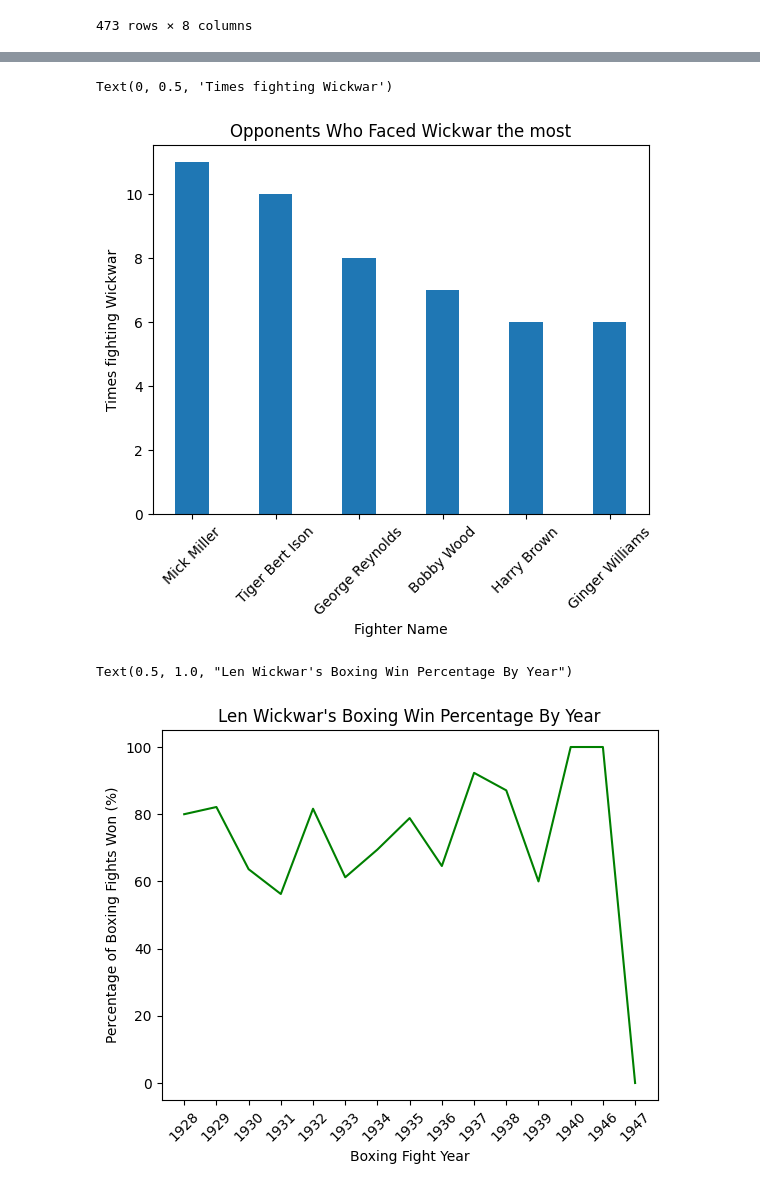
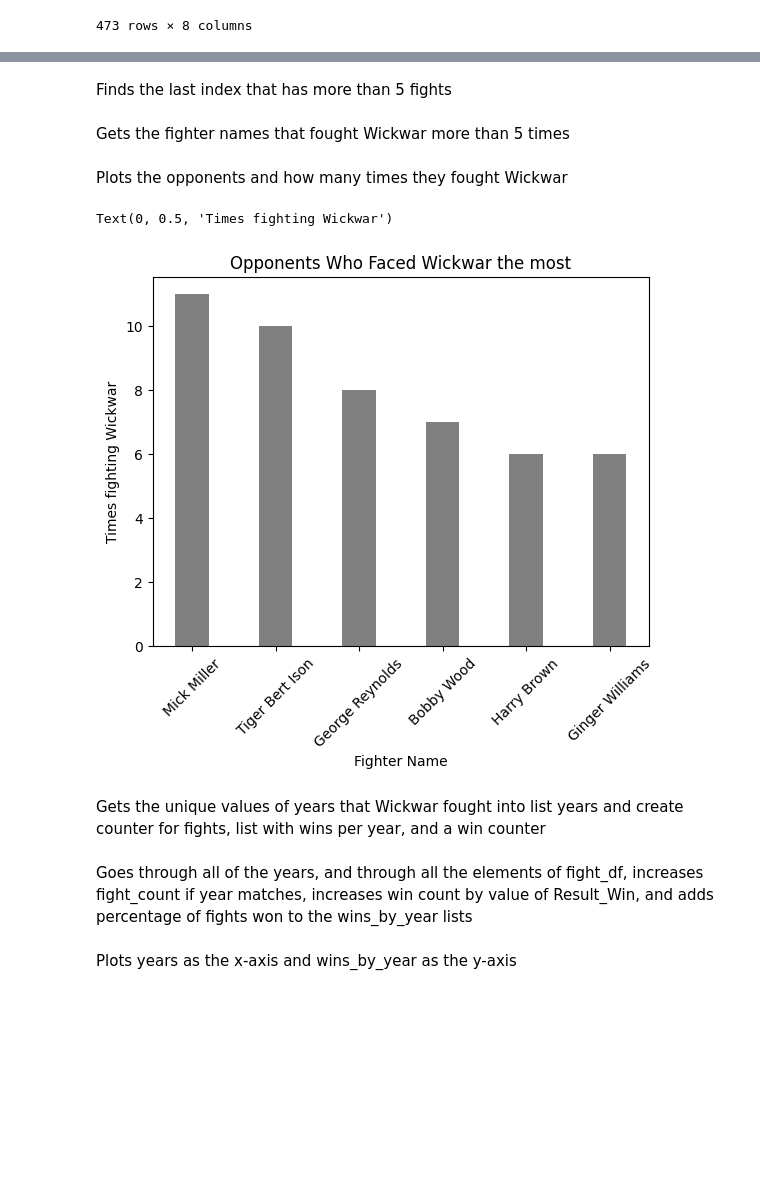
Before and after one commit to timothylc/WickwarBoxing, a Jupyter notebook: Wickwar_Boxing.ipynb, the cells around one changed output, grey strips where cells are left out. Drawn from its saved outputs; the diff is of its cells as text; code cells hidden in the pictures; blank space fills up the shorter version.

```diff
--- a/Wickwar_Boxing.ipynb
+++ b/Wickwar_Boxing.ipynb
@@ -104,0 +126,2 @@ fight_df
+# %% [markdown]
+Finds the last index that has more than 5 fights
@@ -104,0 +134,2 @@ fight_df
+# %% [markdown]
+Gets the fighter names that fought Wickwar more than 5 times
@@ -105,21 +140,13 @@ fight_df
+# %% [markdown]
+Plots the opponents and how many times they fought Wickwar
 # %%
-fighters_names = fight_df.Opponent.value_counts().index.tolist()
-most_fights = fight_df.Opponent.value_counts()
-last_top = 0
-for numb in range(len(most_fights)):
-    if most_fights[numb] > 5:
-        last_top = numb
-top_fighters = []
-last_top += 1
-
-for i in range(last_top):
-    top_fighters.append(fighters_names[i])
-most_fights = most_fights.head(last_top)
-plt.bar(top_fighters, most_fights, width = 0.4)
+plt.bar(top_fighters, most_fights, width = 0.4, color = 'gray')
 plt.xticks(rotation=45)
 plt.title("Opponents Who Faced Wickwar the most")
 plt.xlabel("Fighter Name")
 plt.ylabel("Times fighting Wickwar")
 # %% [output]
 Text(0, 0.5, 'Times fighting Wickwar')
-[figure, old version]
+[figure, new version]
+# %% [markdown]
+Gets the unique values of years that Wickwar fought into list years and create counter for fights, list with wins per year, and a win counter
@@ -126 +159,3 @@ Text(0, 0.5, 'Times fighting Wickwar')
+# %% [markdown]
+Goes through all of the years, and through all the elements of fight_df, increases fight_count if year matches, increases win count by value of Result_Win, and adds percentage of fights won to the wins_by_year lists
 # %%
@@ -146,15 +170,5 @@ for year_i in range(len(years)):
     # resets the counter of wins and fights for the next iteration of for loop
     wins_count = 0
     fight_count = 0
-# %%
-# plots years as the x-axis and wins_by_year as the y-axis
-plt.plot(years, wins_by_year, color = 'green')
-plt.xticks(rotation=45)
-
-# Labels the axis and title
-plt.xlabel('Boxing Fight Year')
-plt.ylabel('Percentage of Boxing Fights Won (%)')
-plt.title("Len Wickwar's Boxing Win Percentage By Year")
-# %% [output]
-Text(0.5, 1.0, "Len Wickwar's Boxing Win Percentage By Year")
-[figure, removed]
+# %% [markdown]
+Plots years as the x-axis and wins_by_year as the y-axis
```
Also changed, not shown: parts of 41 cells of this notebook.
